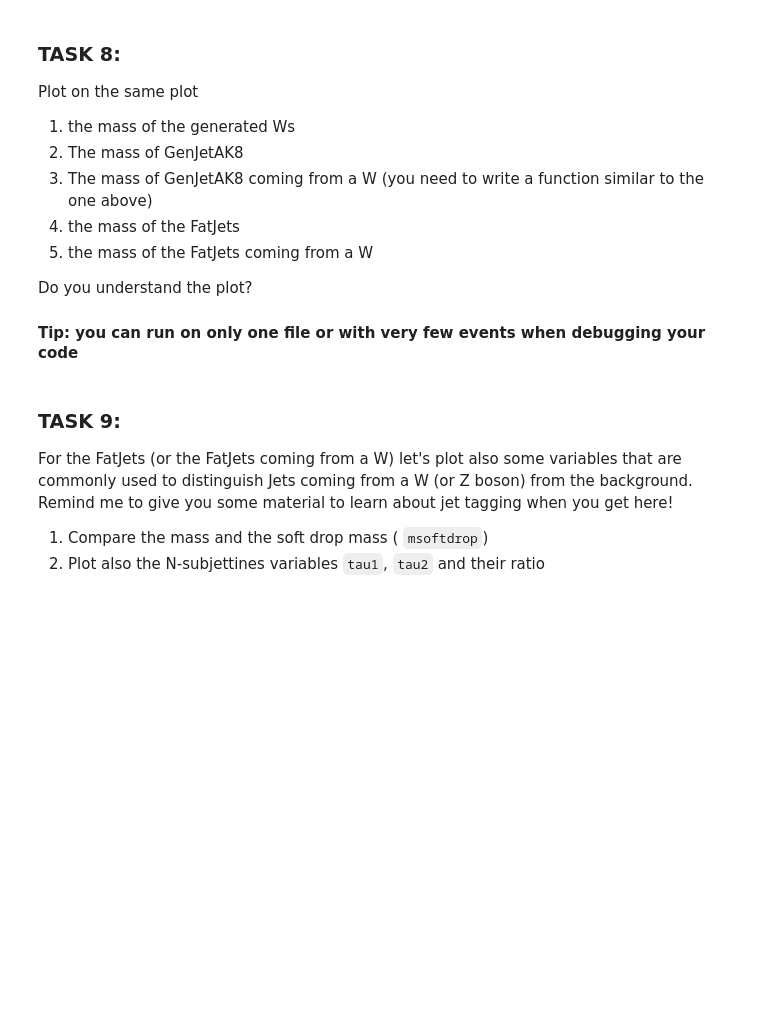
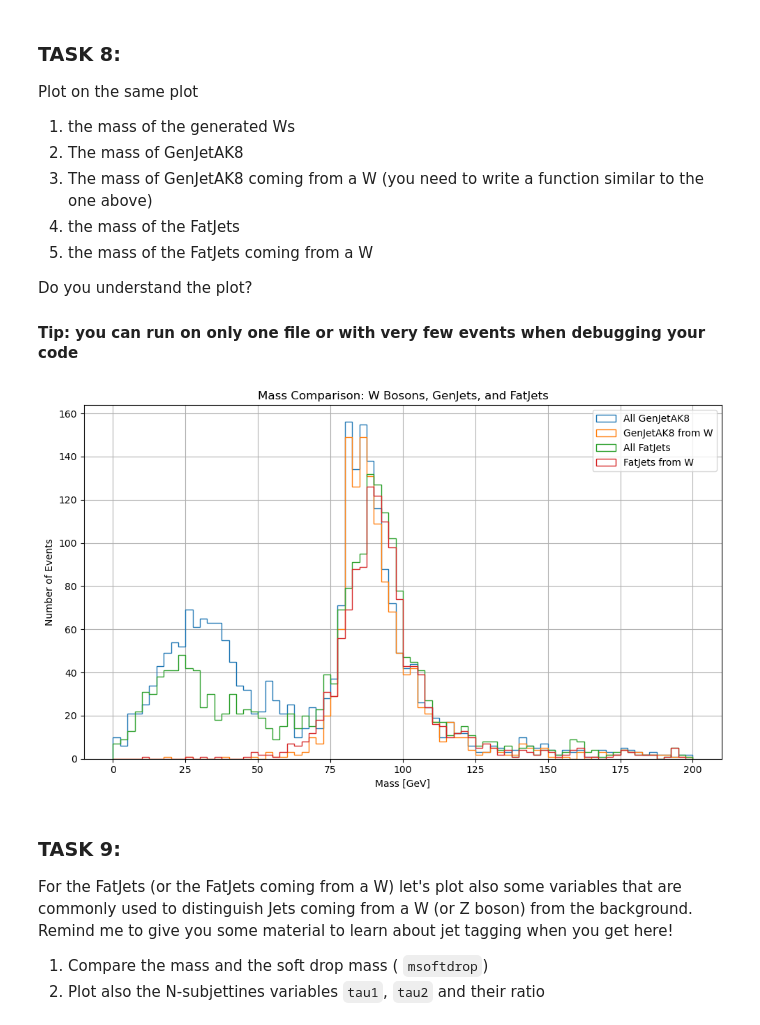
Before and after one commit to aimenobaid/polarization, a Jupyter notebook: resonancesTest_plotVariables.ipynb, the cells around one changed output. Drawn from its saved outputs; the diff is of its cells as text; code cells hidden in the pictures; blank space fills up the shorter version.

Commit message:
Done until Task 10

```diff
--- a/resonancesTest_plotVariables.ipynb
+++ b/resonancesTest_plotVariables.ipynb
@@ -535,0 +549,5 @@ Do you understand the plot?
+# %%
+# Task 8.2
+# Extracts the mass of all AK8 generator-level jets
+def get_genjetak8_masses(events):
+    return ak.flatten(events.GenJetAK8.mass)
@@ -536,3 +584,40 @@ Do you understand the plot?
+# %%
+# Task 8.4
+# Returns the mass of all reconstructed FatJets
+def get_fatjet_masses(events):
+    return ak.flatten(events.FatJet.mass)
+# %%
+# Task 8.5
+# Uses the matched FatJets from match_w_to_fatjets() and returns their masses
+def get_fatjet_masses_from_w(matched_fatjets):
+    return ak.flatten(matched_fatjets.mass)
+# %%
+w_masses = get_gen_w_masses(events)
+genjet_masses = get_genjetak8_masses(events)
+genjet_matched_masses = get_genjetak8_masses_from_w(events, w_quark_map)
+fatjet_masses = get_fatjet_masses(events)
+fatjet_matched_masses = get_fatjet_masses_from_w(matched_fatjets)
+# %%
+# Task 8 Plot
+# Plot all mass distributions on the same histogram for comparison
+
+plt.figure(figsize=(10, 6))
+
+# plt.hist(w_masses, bins=80, range=(0, 200), histtype='step', label='Gen W Mass')
+plt.hist(genjet_masses, bins=80, range=(0, 200), histtype='step', label='All GenJetAK8')
+plt.hist(genjet_matched_masses, bins=80, range=(0, 200), histtype='step', label='GenJetAK8 from W')
+plt.hist(fatjet_masses, bins=80, range=(0, 200), histtype='step', label='All FatJets')
+plt.hist(fatjet_matched_masses, bins=80, range=(0, 200), histtype='step', label='FatJets from W')
+
+plt.xlabel("Mass [GeV]")
+plt.ylabel("Number of Events")
+plt.title("Mass Comparison: W Bosons, GenJets, and FatJets")
+plt.legend()
+plt.grid(True)
+plt.tight_layout()
+plt.show()
+# %% [output]
+[figure, added]
 # %% [markdown]
 ### TASK 9:
 
```
Also changed, not shown: parts of 10 cells of this notebook.
